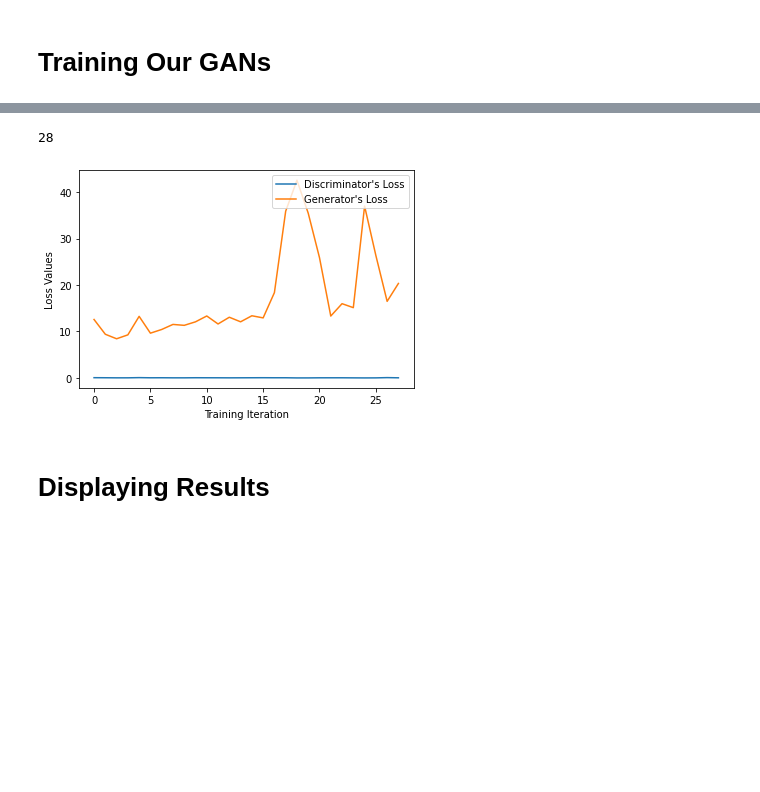
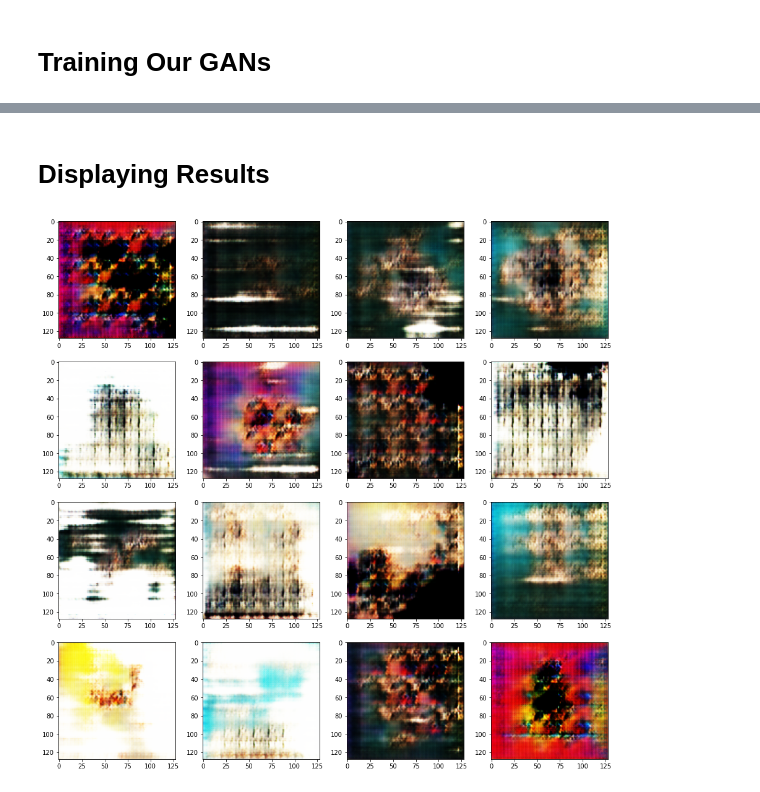
Before and after one commit to alexlin51/GANs-Album-Covers, a Jupyter notebook: Album_Cover_Fun.ipynb, the cells around one changed output, grey strips where cells are left out. Cells and saved outputs as stored; diff of their text form; code cells hidden in the pictures; blank space fills up the shorter version.

```diff
--- a/Album_Cover_Fun.ipynb
+++ b/Album_Cover_Fun.ipynb
@@ -424,9 +446,19 @@ print(len(generated))
-# %%
-plotData(epoch_d, epoch_g)
-print(len(generated))
-save()
-# %% [output]
-28
-[figure, removed]
 # %% [markdown]
 # Displaying Results
+# %%
+def sampleData():
+  lister = []
+  for i in range(16):
+    lister.append(view_G())
+  return lister
+
+sample = sampleData()
+fig=plt.figure(figsize=(16,16))
+columns = 4
+rows = 4
+for i in tqdm(range(1, columns*rows +1), desc="Drawing Generated Images"):
+    fig.add_subplot(rows, columns, i)
+    plt.imshow(sample[i-1])
+plt.show()
+# %% [output]
+[figure, added]
```
Also changed, not shown: parts of 20 cells of this notebook.
